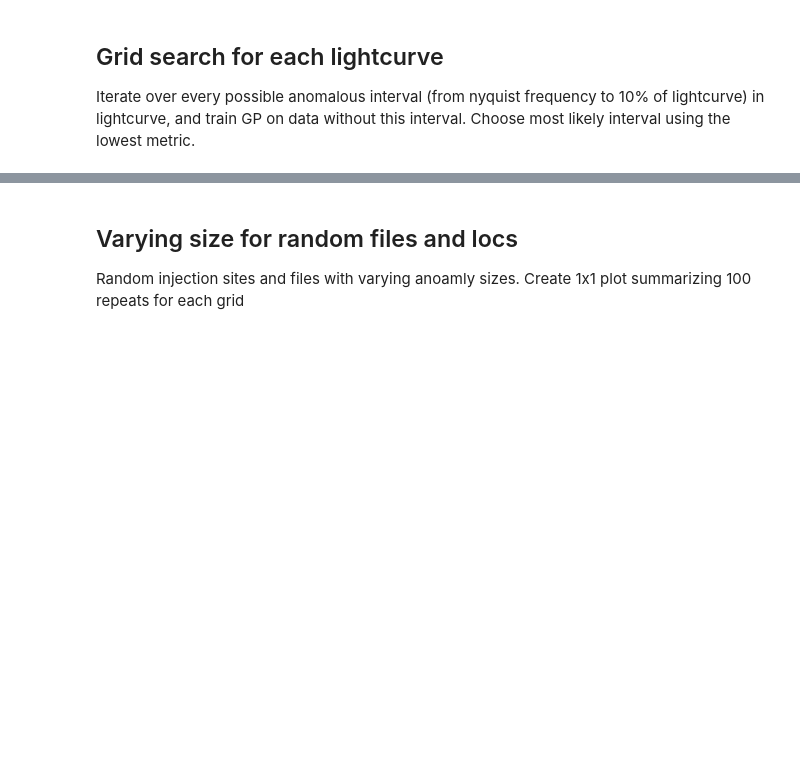
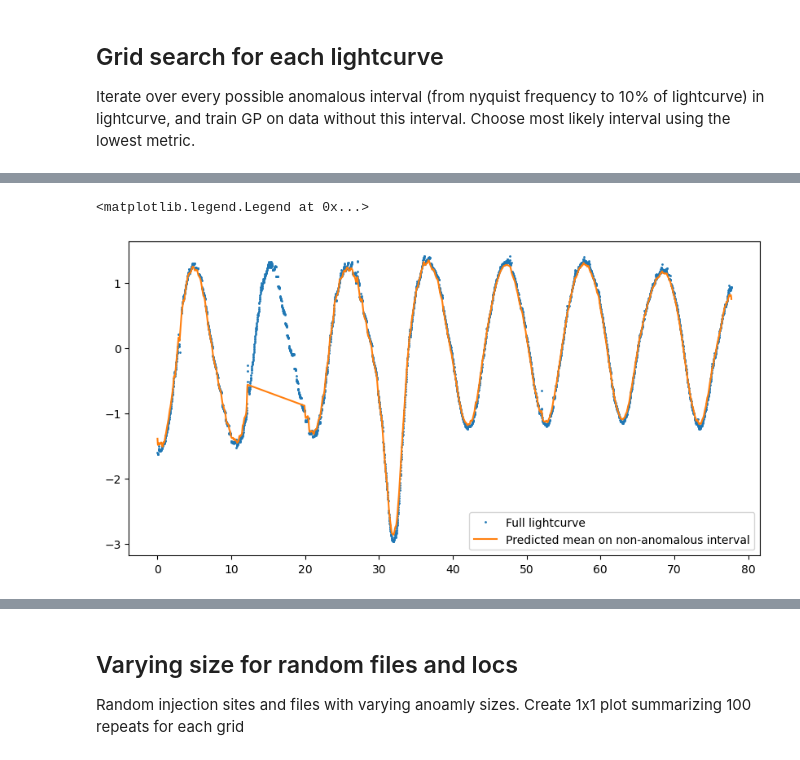
Before and after one commit to linneawolniewicz/dipper-detection, a Jupyter notebook: scripts/analyze_results.ipynb, the cells around one changed output, grey strips where cells are left out. Saved outputs shown, nothing was run; the diff lists cells and outputs as text; code cells hidden in the pictures; blank space fills up the shorter version.

```diff
--- a/scripts/analyze_results.ipynb
+++ b/scripts/analyze_results.ipynb
@@ -7,8 +7,14 @@ from utils import *
 import numpy as np
 import matplotlib.pyplot as plt
 import pandas as pd
+from astropy.io import fits
 from scipy.signal import find_peaks, periodogram
 from scipy.ndimage import gaussian_filter1d
+import gpytorch
+import torch
+from gp_model import train_gp
+
+device = torch.device("cuda" if torch.cuda.is_available() else "cpu")
 # %% [markdown]
 ## Grid search for each lightcurve
 Iterate over every possible anomalous interval (from nyquist frequency to 10% of lightcurve) in lightcurve, and train GP on data without this interval.
@@ -85,0 +92,33 @@ plt.show()
+# %%
+# Remove anomalous interval
+mask = np.ones(len(x), dtype=bool)
+mask[start:end] = False
+x_no_anomalous_int = x[mask]
+y__no_anomalous_int = y[mask]
+y_err__no_anomalous_int = y_err[mask]
+
+# Train GP model on no_anomalous_int anomalous interval
+model, likelihood, mll = train_gp(
+    torch.tensor(x_no_anomalous_int, dtype=torch.float32).to(device),
+    torch.tensor(y__no_anomalous_int, dtype=torch.float32).to(device),
+    torch.tensor(y_err__no_anomalous_int, dtype=torch.float32).to(device),
+    training_iterations=50,
+    lengthscale=0.7,
+    device=device
+)
+
+# Predict
+model.eval()
+likelihood.eval()
+with torch.no_grad(), gpytorch.settings.fast_pred_var():
+    observed_pred = likelihood(model(torch.tensor(x_no_anomalous_int, dtype=torch.float32).to(device)))
+    pred_mean = observed_pred.mean.cpu().numpy()
+
+# Plot the pred_mean vs the true y
+plt.figure(figsize=(10,5))
+plt.plot(x, y, '.', markersize=2, label='Full lightcurve')
+plt.plot(x_no_anomalous_int, pred_mean, label='Predicted mean on non-anomalous interval')
+plt.legend()
+# %% [output]
+<matplotlib.legend.Legend at 0x...>
+[figure, added]
```
Also changed, not shown: parts of 14 cells of this notebook, 10 other files.
